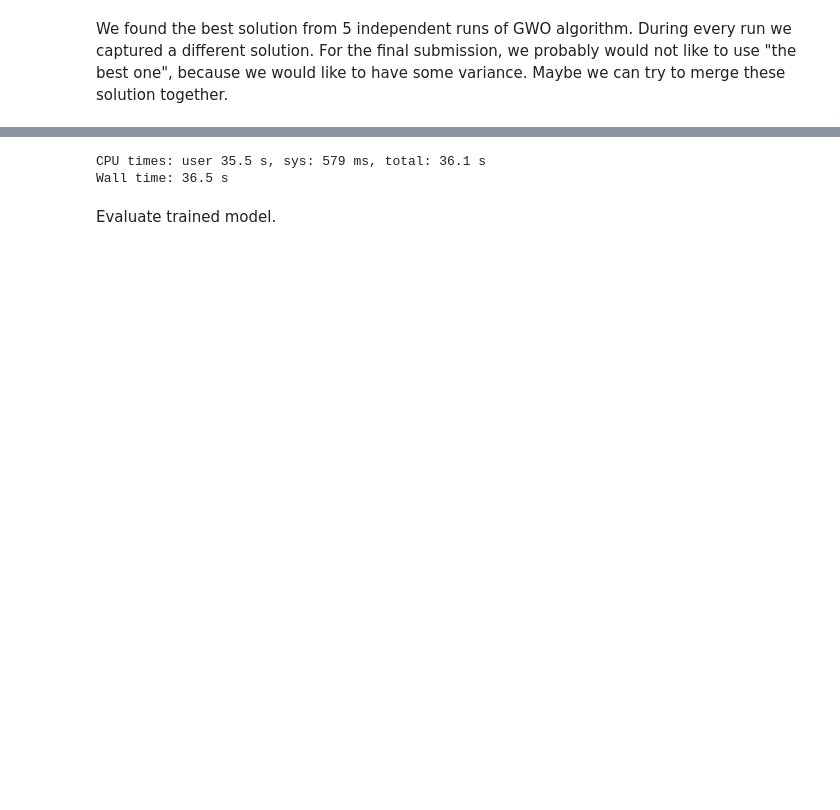
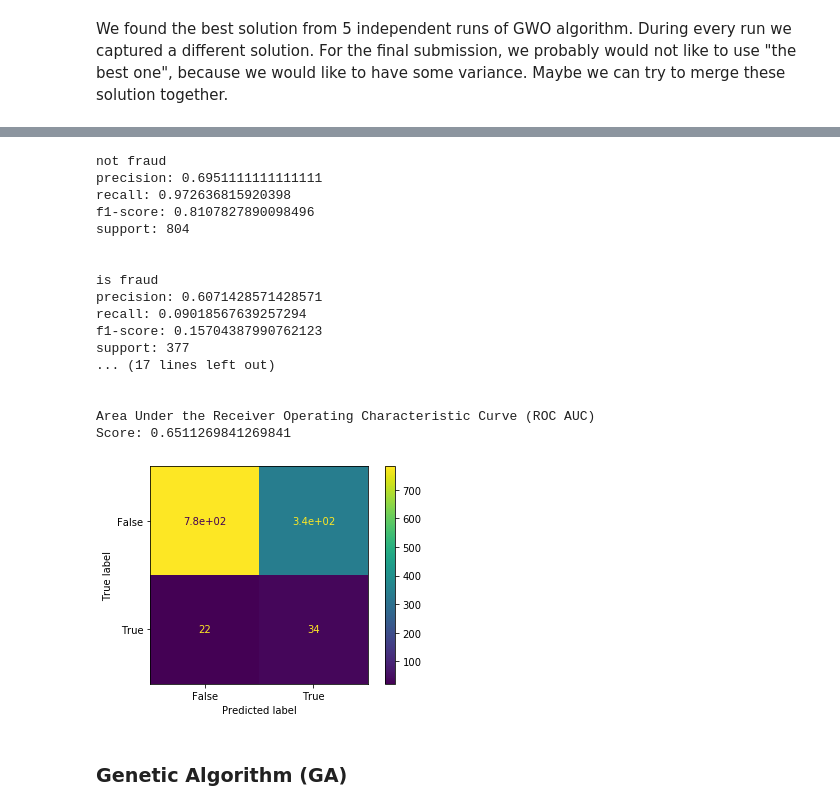
Before and after one commit to pmacinec/transactions-fraud-detection, a Jupyter notebook: notebooks/5_NIA_feature_selection.ipynb, the cells around one changed output, grey strips where cells are left out. Drawn from its saved outputs; the diff is of its cells as text; code cells hidden in the pictures; blank space fills up the shorter version.

```diff
--- a/notebooks/5_NIA_feature_selection.ipynb
+++ b/notebooks/5_NIA_feature_selection.ipynb
@@ -140,0 +159,4 @@ Train classifier with selected features.
+# %%
+%%time
+
+columns = optimize(benchmark, FireflyAlgorithm(), 100)
@@ -141,10 +177,25 @@ Train classifier with selected features.
 # %%
-%%time
-
 clf = model_fn()
 clf = clf.fit(x_train[columns], y_train)
+custom_classification_report(clf, x_test[columns], y_test)
 # %% [output]
-CPU times: user 35.5 s, sys: 579 ms, total: 36.1 s
-Wall time: 36.5 s
+not fraud
+precision: 0.6951111111111111
+recall: 0.972636815920398
+f1-score: 0.8107827890098496
+support: 804
+
+
+is fraud
+precision: 0.6071428571428571
+recall: 0.09018567639257294
+f1-score: 0.15704387990762123
+support: 377
+... (17 lines left out)
+
+
+Area Under the Receiver Operating Characteristic Curve (ROC AUC)
+Score: 0.6511269841269841
+[figure, added]
-# %% [markdown]
-Evaluate trained model.
+# %% [markdown]
+### Genetic Algorithm (GA)
```
Also changed, not shown: parts of 25 cells of this notebook.
